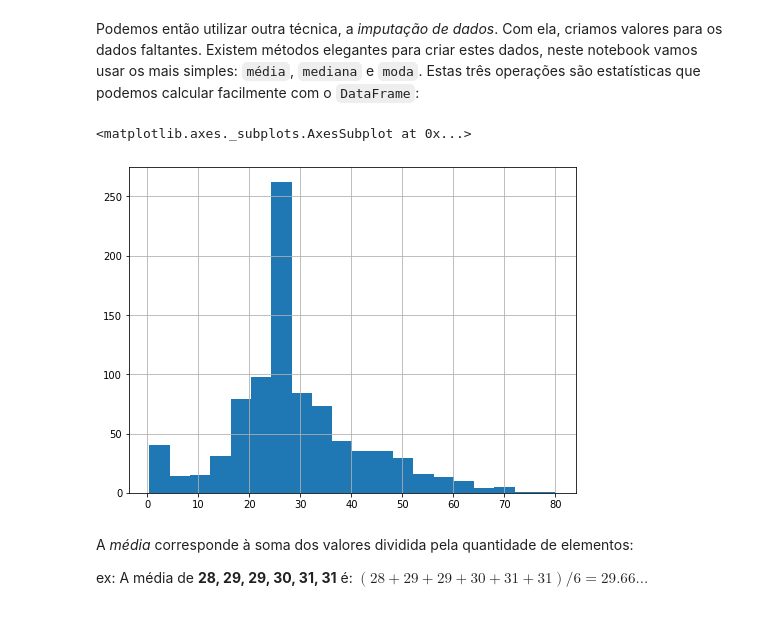
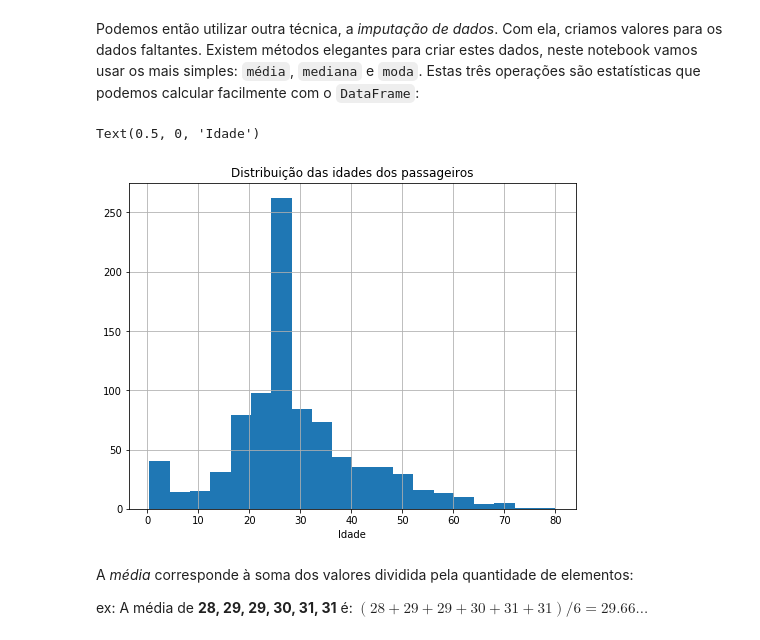
Before and after one commit to camilomenucheli/engenharia-de-features-com-pandas, a Jupyter notebook: Engenharia de Features com Pandas.ipynb, the cells around one changed output. Cells and saved outputs as stored; diff of their text form; code cells hidden in the pictures.

```diff
--- a/Engenharia de Features com Pandas.ipynb
+++ b/Engenharia de Features com Pandas.ipynb
@@ -597,10 +625,12 @@ Até agora lidamos com dados faltantes apenas eliminando tais elementos, entreta
 # %% [markdown]
 Podemos então utilizar outra técnica, a _imputação de dados_. Com ela, criamos valores para os dados faltantes. Existem métodos elegantes para criar estes dados, neste notebook vamos usar os mais simples: `média`, `mediana` e `moda`. Estas três operações são estatísticas que podemos calcular facilmente com o `DataFrame`:
 # %%
-df["Age"].hist(bins=20, figsize=(8, 6))
+ax = df["Age"].hist(bins=20, figsize=(8, 6))
+ax.set_title("Distribuição das idades dos passageiros")
+ax.set_xlabel("Idade")
 # %% [output]
-<matplotlib.axes._subplots.AxesSubplot at 0x...>
+Text(0.5, 0, 'Idade')
-[figure, old version]
+[figure, new version]
 # %% [markdown]
 A _média_ corresponde à soma dos valores dividida pela quantidade de elementos:
 
```
Also changed, not shown: parts of 22 cells of this notebook, 1 other file.
